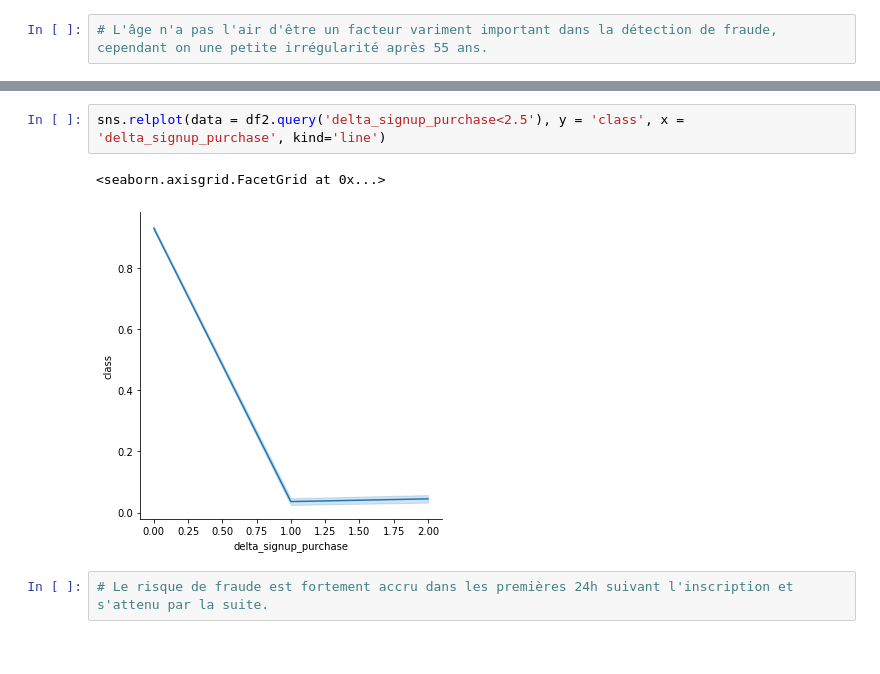
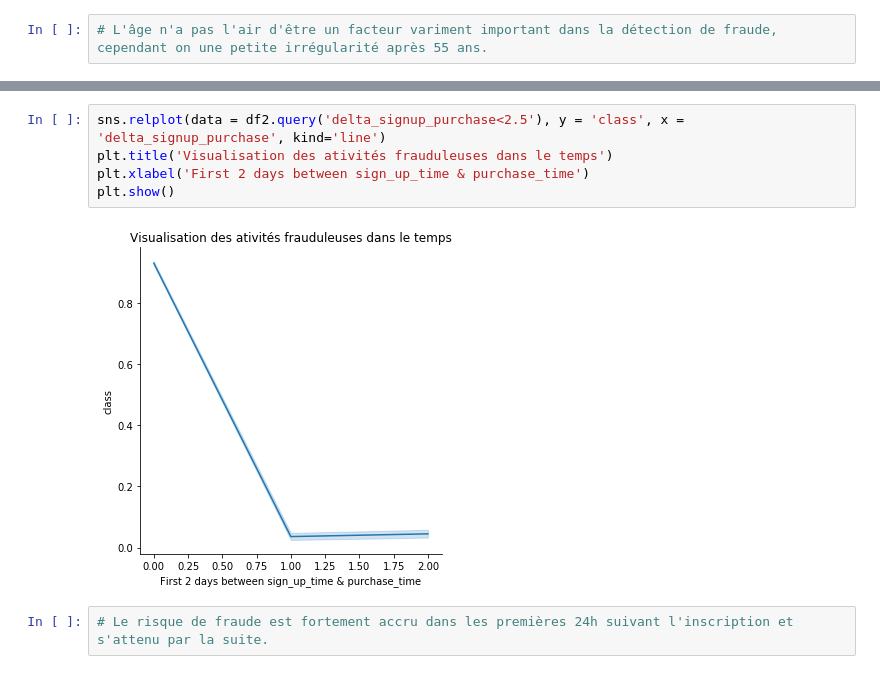
Before and after one commit to DialloYoussouf/Jedhabootcamp_Projects, a Jupyter notebook: FRAUDULENT ACTIVITIES/FRAUDULENT ACTIVITIES.ipynb, the cells around one changed output, grey strips where cells are left out. Cells and saved outputs as stored; diff of their text form.

```diff
--- a/FRAUDULENT ACTIVITIES/FRAUDULENT ACTIVITIES.ipynb
+++ b/FRAUDULENT ACTIVITIES/FRAUDULENT ACTIVITIES.ipynb
@@ -308,8 +354,10 @@ sns.relplot(data = df2.query('age>=55'), y = 'class', x = 'age', kind='line')
 # %%
 sns.relplot(data = df2.query('delta_signup_purchase<2.5'), y = 'class', x = 'delta_signup_purchase', kind='line')
+plt.title('Visualisation des ativités frauduleuses dans le temps')
+plt.xlabel('First 2 days between sign_up_time & purchase_time')
+plt.show()
 # %% [output]
-<seaborn.axisgrid.FacetGrid at 0x...>
-[figure, old version]
+[figure, new version]
 # %%
 # Le risque de fraude est fortement accru dans les premières 24h suivant l'inscription et s'attenu par la suite.
 # %%
```
Also changed, not shown: parts of 62 cells of this notebook, 3 other files.
